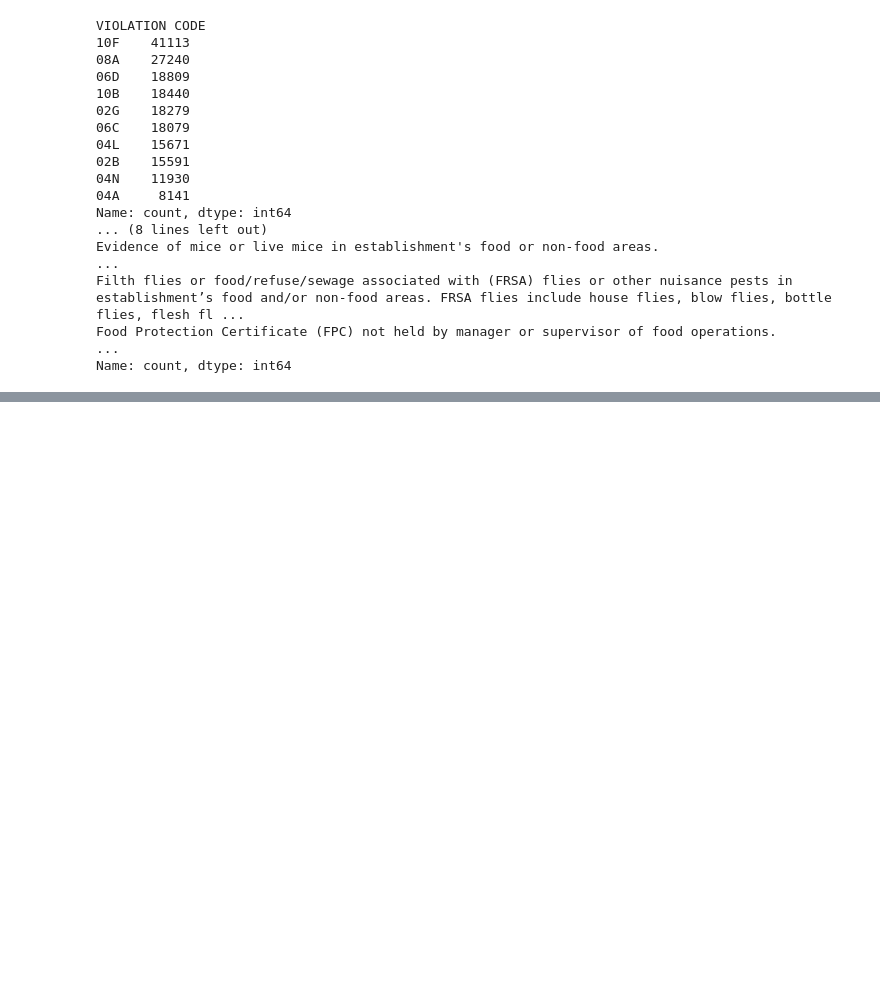
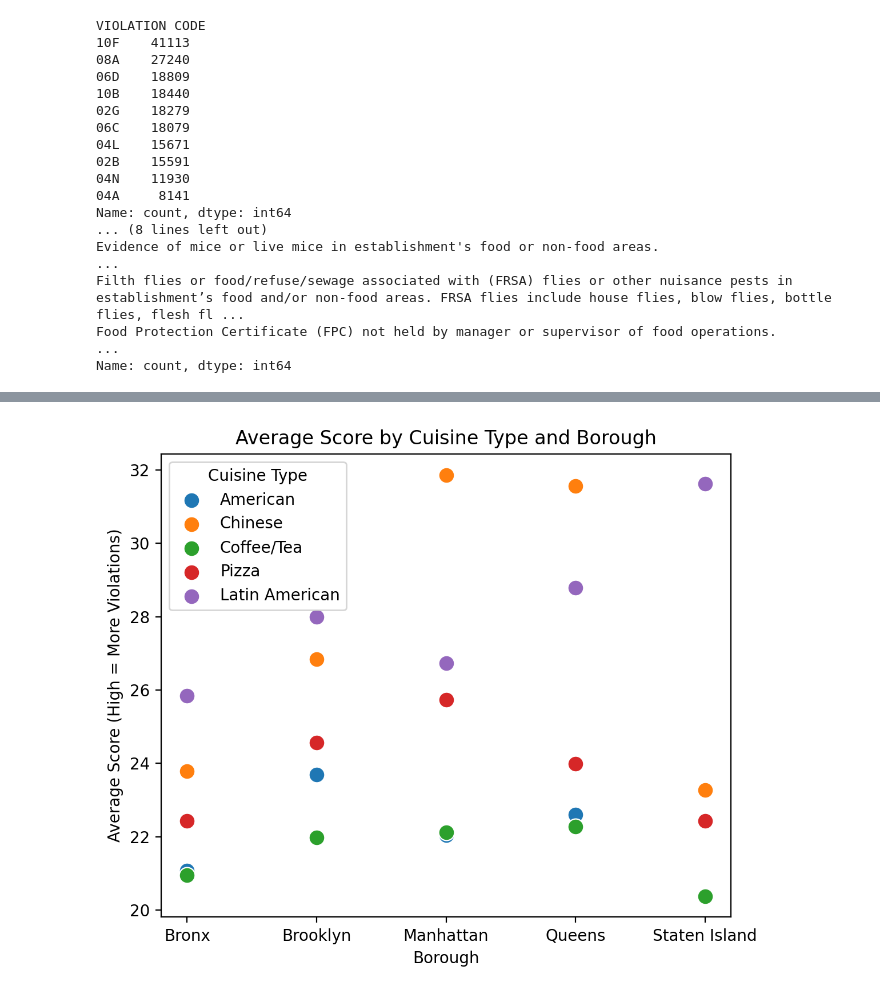
Before and after one commit to fred144/COMS4995W_DataViz, a Jupyter notebook: asn3.ipynb, the cells around one changed output, grey strips where cells are left out. Cells and saved outputs as stored; diff of their text form; code cells hidden in the pictures; blank space fills up the shorter version.

```diff
--- a/asn3.ipynb
+++ b/asn3.ipynb
@@ -45,0 +288,23 @@ Name: count, dtype: int64
+# %%
+# scatter of average score (high score means bad/ more violations) in the y axis
+# vs cuisine type x  for the five boroughs (one panel) for the top 5 most common cuisines in the entire city
+# Filter out borough "0" and create the scatter plot
+fig, ax = plt.subplots(figsize=(6, 5), dpi=200)
+
+for cuisine in top_5_cuisines.index:
+    # Filter data for this cuisine and exclude borough "0"
+    cuisine_data = data_with_cuise[
+        (data_with_cuise['CUISINE DESCRIPTION'] == cuisine) &
+        (data_with_cuise['BORO'] != "0")
+    ]
+    avg_scores = cuisine_data.groupby('BORO')['SCORE'].mean()
+    sns.scatterplot(x=avg_scores.index, y=avg_scores.values, ax=ax, label=cuisine, s=100)
+
+ax.set_title("Average Score by Cuisine Type and Borough")
+ax.set_xlabel("Borough")
+ax.set_ylabel("Average Score (High = More Violations)")
+ax.legend(title="Cuisine Type")
+plt.tight_layout()
+plt.show()
+# %% [output]
+[figure, added]
```
Also changed, not shown: parts of 11 cells of this notebook.
